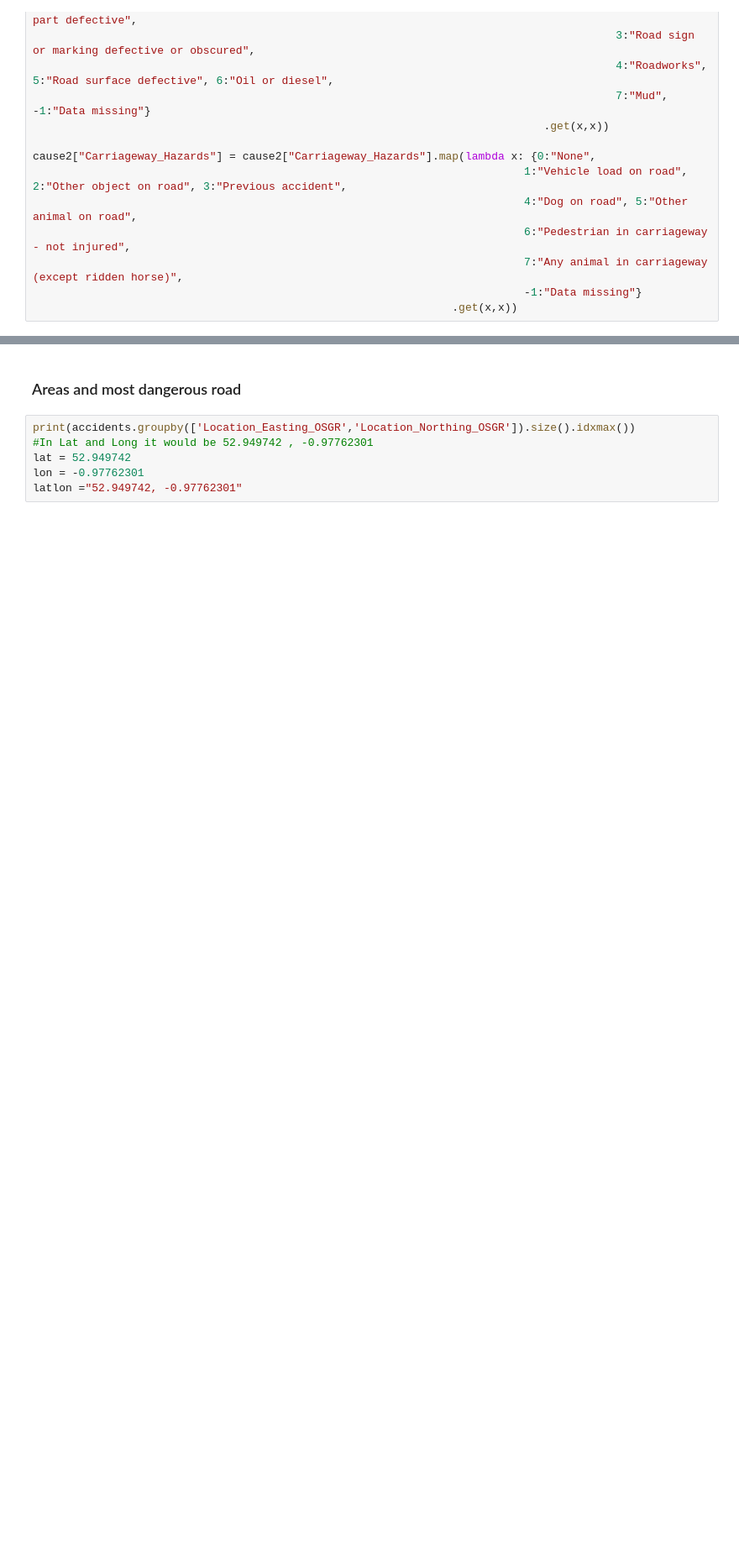
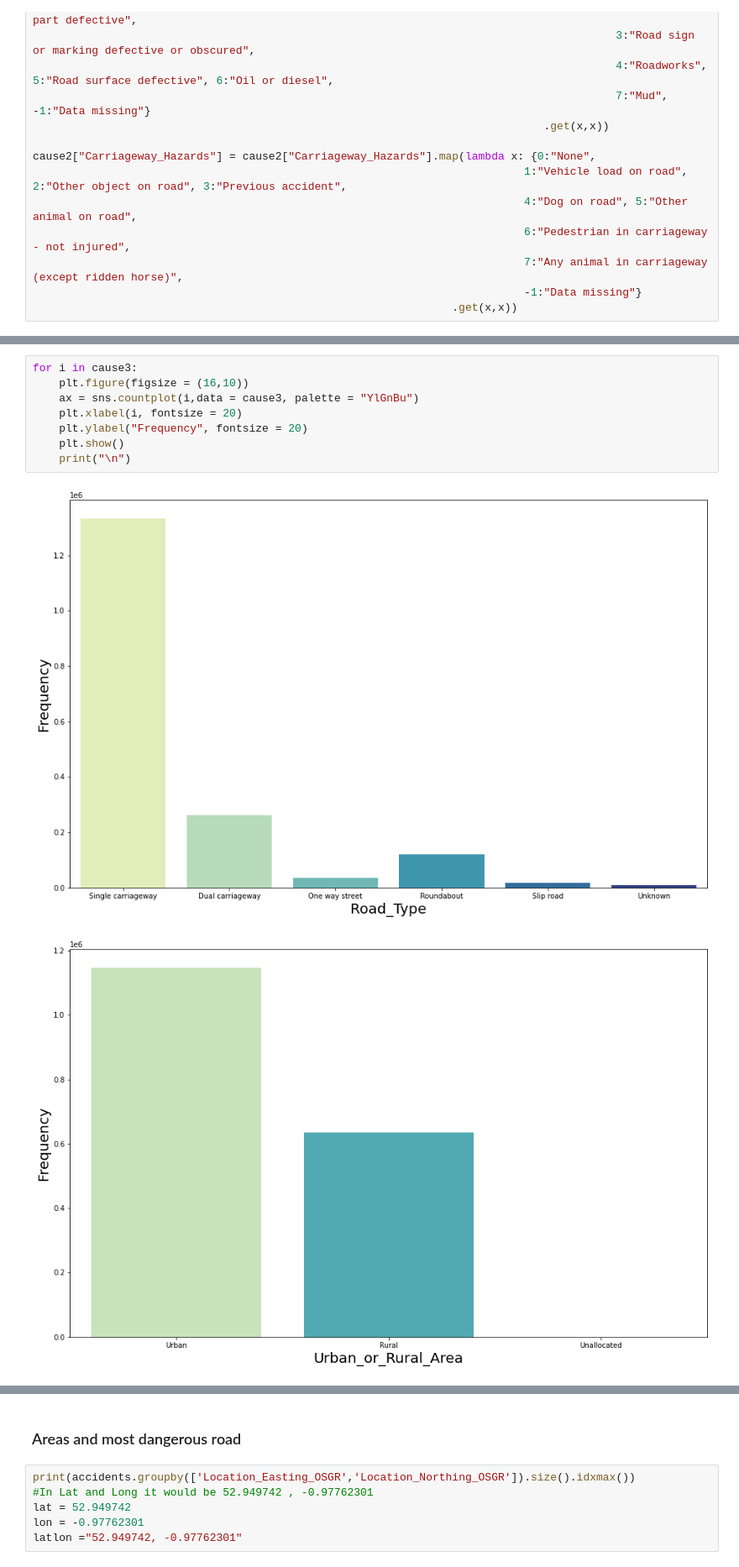
Before and after one commit to TrungDCao/1.6mil-Accidents-UK, a Jupyter notebook: Data_Understanding-checkpoint.ipynb, the cells around one changed output, grey strips where cells are left out. Shown at 84% size. Drawn from its saved outputs; the diff is of its cells as text; blank space fills up the shorter version.

```diff
--- a/Data_Understanding-checkpoint.ipynb
+++ b/Data_Understanding-checkpoint.ipynb
@@ -194,0 +280,11 @@ Road_Type, Urban Rural, Age of Drivers
+# %%
+for i in cause3:
+    plt.figure(figsize = (16,10))
+    ax = sns.countplot(i,data = cause3, palette = "YlGnBu")
+    plt.xlabel(i, fontsize = 20)
+    plt.ylabel("Frequency", fontsize = 20)
+    plt.show()
+    print("\n")
+# %% [output]
+[figure, added]
+[figure, added]
```
Also changed, not shown: parts of 13 cells of this notebook.
